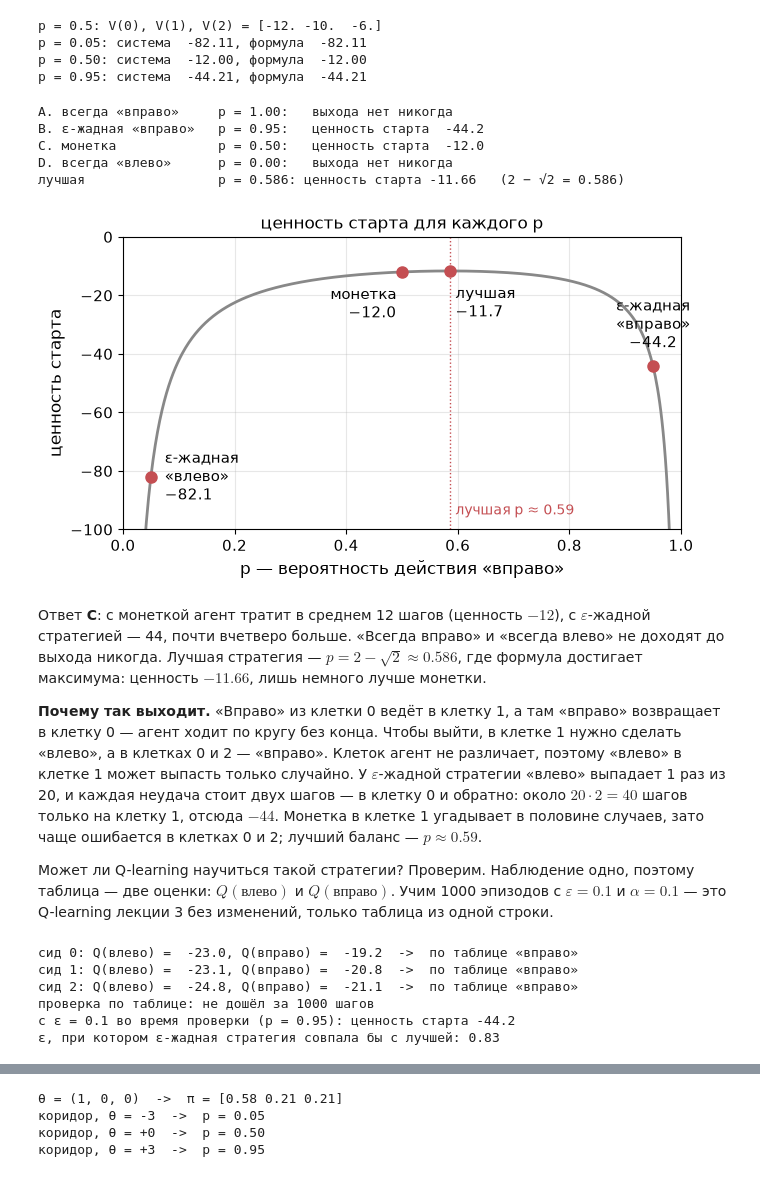
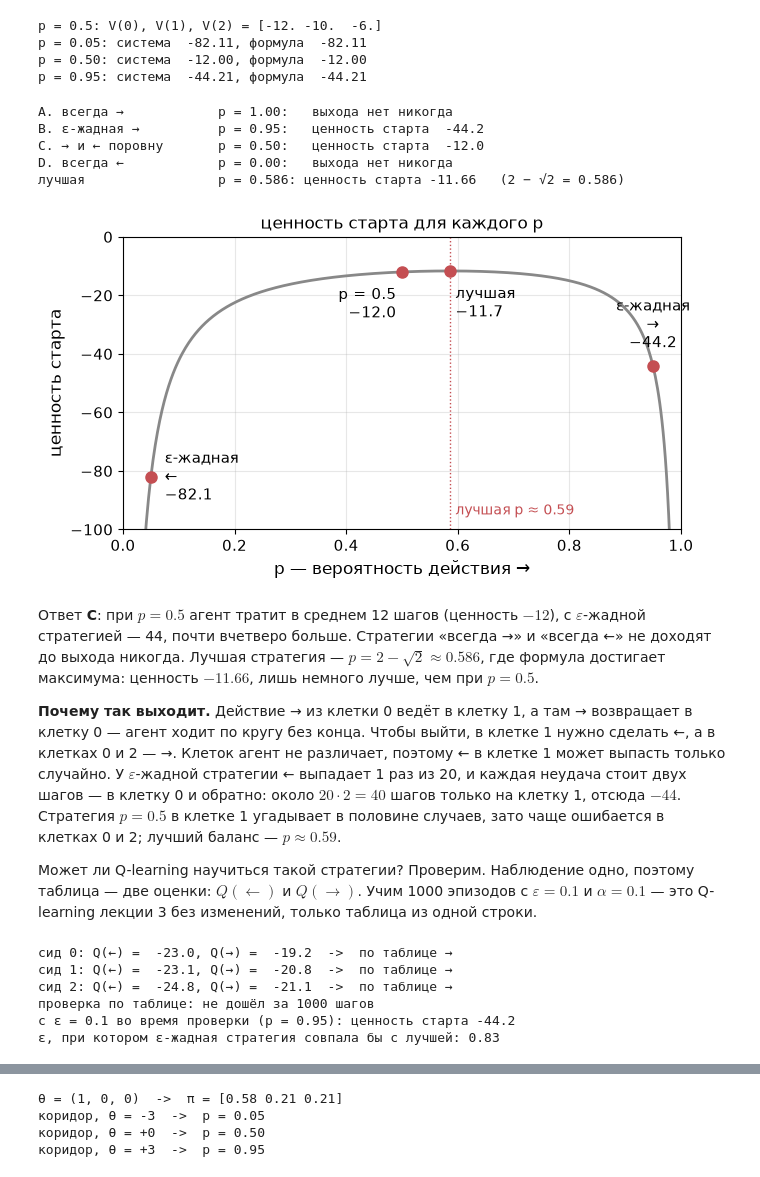
Before and after one commit to IlyaChichkanov/Reinforcement-learning, a Jupyter notebook: 05-policy-gradient/lecture/lecture.ipynb, the cells around one changed output, grey strips where cells are left out. Drawn from its saved outputs; the diff is of its cells as text; code cells hidden in the pictures.

```diff
--- a/05-policy-gradient/lecture/lecture.ipynb
+++ b/05-policy-gradient/lecture/lecture.ipynb
@@ -198,35 +198,35 @@ p = 0.05: система  -82.11, формула  -82.11
 p = 0.50: система  -12.00, формула  -12.00
 p = 0.95: система  -44.21, формула  -44.21
 # %%
-options = {"A. всегда «вправо»": 1.0, "B. ε-жадная «вправо»": 0.95, "C. монетка": 0.5, "D. всегда «влево»": 0.0}
+options = {"A. всегда →": 1.0, "B. ε-жадная →": 0.95, "C. → и ← поровну": 0.5, "D. всегда ←": 0.0}
 for name, p in options.items():
     v = corridor_value(p)
     print(f"{name:22s} p = {p:4.2f}:  ", f"ценность старта {v:6.1f}" if np.isfinite(v) else "выхода нет никогда")
 
 ps = np.linspace(0.001, 0.999, 9981)
 values = np.array([corridor_value(p) for p in ps])
 p_best = ps[values.argmax()]
 print(f"{'лучшая':22s} p = {p_best:.3f}: ценность старта {values.max():6.2f}   (2 − √2 = {2 - np.sqrt(2):.3f})")
 
-plot_value_curve({"ε-жадная\n«вправо»": 0.95, "ε-жадная\n«влево»": 0.05, "монетка": 0.5, "лучшая": p_best},
+plot_value_curve({"ε-жадная\n→": 0.95, "ε-жадная\n←": 0.05, "p = 0.5": 0.5, "лучшая": p_best},
                  title="ценность старта для каждого p")
 plt.show()
 # %% [output]
-A. всегда «вправо»     p = 1.00:   выхода нет никогда
-B. ε-жадная «вправо»   p = 0.95:   ценность старта  -44.2
-C. монетка             p = 0.50:   ценность старта  -12.0
-D. всегда «влево»      p = 0.00:   выхода нет никогда
+A. всегда →            p = 1.00:   выхода нет никогда
+B. ε-жадная →          p = 0.95:   ценность старта  -44.2
+C. → и ← поровну       p = 0.50:   ценность старта  -12.0
+D. всегда ←            p = 0.00:   выхода нет никогда
 лучшая                 p = 0.586: ценность старта -11.66   (2 − √2 = 0.586)
-[figure, old version]
+[figure, new version]
 # %% [markdown]
-Ответ **C**: с монеткой агент тратит в среднем 12 шагов (ценность $-12$), с $\varepsilon$-жадной стратегией — 44, почти вчетверо больше. «Всегда вправо» и «всегда влево» не доходят до выхода никогда. Лучшая стратегия — $p = 2 - \sqrt{2} \approx 0.586$, где формула достигает максимума: ценность $-11.66$, лишь немного лучше монетки.
+Ответ **C**: при $p = 0.5$ агент тратит в среднем 12 шагов (ценность $-12$), с $\varepsilon$-жадной стратегией — 44, почти вчетверо больше. Стратегии «всегда →» и «всегда ←» не доходят до выхода никогда. Лучшая стратегия — $p = 2 - \sqrt{2} \approx 0.586$, где формула достигает максимума: ценность $-11.66$, лишь немного лучше, чем при $p = 0.5$.
 
-**Почему так выходит.** «Вправо» из клетки 0 ведёт в клетку 1, а там «вправо» возвращает в клетку 0 — агент ходит по кругу без конца. Чтобы выйти, в клетке 1 нужно сделать «влево», а в клетках 0 и 2 — «вправо». Клеток агент не различает, поэтому «влево» в клетке 1 может выпасть только случайно. У $\varepsilon$-жадной стратегии «влево» выпадает 1 раз из 20, и каждая неудача стоит двух шагов — в клетку 0 и обратно: около $20 \cdot 2 = 40$ шагов только на клетку 1, отсюда $-44$. Монетка в клетке 1 угадывает в половине случаев, зато чаще ошибается в клетках 0 и 2; лучший баланс — $p \approx 0.59$.
+**Почему так выходит.** Действие → из клетки 0 ведёт в клетку 1, а там → возвращает в клетку 0 — агент ходит по кругу без конца. Чтобы выйти, в клетке 1 нужно сделать ←, а в клетках 0 и 2 — →. Клеток агент не различает, поэтому ← в клетке 1 может выпасть только случайно. У $\varepsilon$-жадной стратегии ← выпадает 1 раз из 20, и каждая неудача стоит двух шагов — в клетку 0 и обратно: около $20 \cdot 2 = 40$ шагов только на клетку 1, отсюда $-44$. Стратегия $p = 0.5$ в клетке 1 угадывает в половине случаев, зато чаще ошибается в клетках 0 и 2; лучший баланс — $p \approx 0.59$.
 
-Может ли Q-learning научиться такой стратегии? Проверим. Наблюдение одно, поэтому таблица — две оценки: $Q(\text{влево})$ и $Q(\text{вправо})$. Учим 1000 эпизодов с $\varepsilon = 0.1$ и $\alpha = 0.1$ — это Q-learning лекции 3 без изменений, только таблица из одной строки.
+Может ли Q-learning научиться такой стратегии? Проверим. Наблюдение одно, поэтому таблица — две оценки: $Q(\leftarrow)$ и $Q(\rightarrow)$. Учим 1000 эпизодов с $\varepsilon = 0.1$ и $\alpha = 0.1$ — это Q-learning лекции 3 без изменений, только таблица из одной строки.
 # %%
 def q_learning_corridor(n_episodes=1000, eps=0.1, alpha=0.1, seed=0, max_steps=1000):
-    # Q-learning лекции 3; наблюдение одно, поэтому таблица — две оценки: Q[0] = «влево», Q[1] = «вправо»
+    # Q-learning лекции 3; наблюдение одно, поэтому таблица — две оценки: Q[0] = ←, Q[1] = →
     rng = np.random.default_rng(seed)
     env, Q = Corridor(), np.zeros(2)
     for _ in range(n_episodes):
@@ -241,11 +241,11 @@ def q_learning_corridor(n_episodes=1000, eps=0.1, alpha=0.1, seed=0, max_steps=1
 
 for seed in range(3):
     Q = q_learning_corridor(seed=seed)
-    print(f"сид {seed}: Q(влево) = {Q[0]:6.1f}, Q(вправо) = {Q[1]:6.1f}  ->  по таблице «{'вправо' if Q[1] > Q[0] else 'влево'}»")
+    print(f"сид {seed}: Q(←) = {Q[0]:6.1f}, Q(→) = {Q[1]:6.1f}  ->  по таблице {'→' if Q[1] > Q[0] else '←'}")
 
 env = Corridor(); env.reset()
 steps = 0
-while steps < 1000:                       # проверка по таблице: всегда «вправо», не больше 1000 шагов
+while steps < 1000:                       # проверка по таблице: всегда →, не больше 1000 шагов
     _, _, terminated, _, _ = env.step(1); steps += 1
     if terminated:
         break
@@ -253,9 +253,9 @@ print(f"проверка по таблице: {'дошёл' if terminated else '
 print(f"с ε = 0.1 во время проверки (p = 0.95): ценность старта {corridor_value(0.95):.1f}")
 print(f"ε, при котором ε-жадная стратегия совпала бы с лучшей: {2 * (1 - p_best):.2f}")
 # %% [output]
-сид 0: Q(влево) =  -23.0, Q(вправо) =  -19.2  ->  по таблице «вправо»
-сид 1: Q(влево) =  -23.1, Q(вправо) =  -20.8  ->  по таблице «вправо»
-сид 2: Q(влево) =  -24.8, Q(вправо) =  -21.1  ->  по таблице «вправо»
+сид 0: Q(←) =  -23.0, Q(→) =  -19.2  ->  по таблице →
+сид 1: Q(←) =  -23.1, Q(→) =  -20.8  ->  по таблице →
+сид 2: Q(←) =  -24.8, Q(→) =  -21.1  ->  по таблице →
 проверка по таблице: не дошёл за 1000 шагов
 с ε = 0.1 во время проверки (p = 0.95): ценность старта -44.2
 ε, при котором ε-жадная стратегия совпала бы с лучшей: 0.83
```
Also changed, not shown: parts of 12 cells of this notebook, 6 other files.
